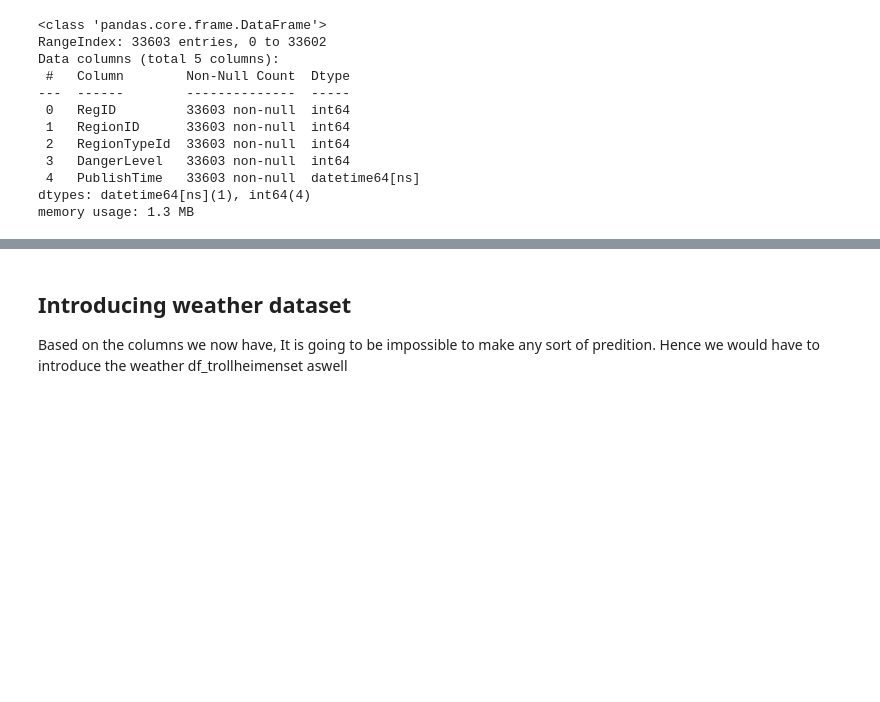
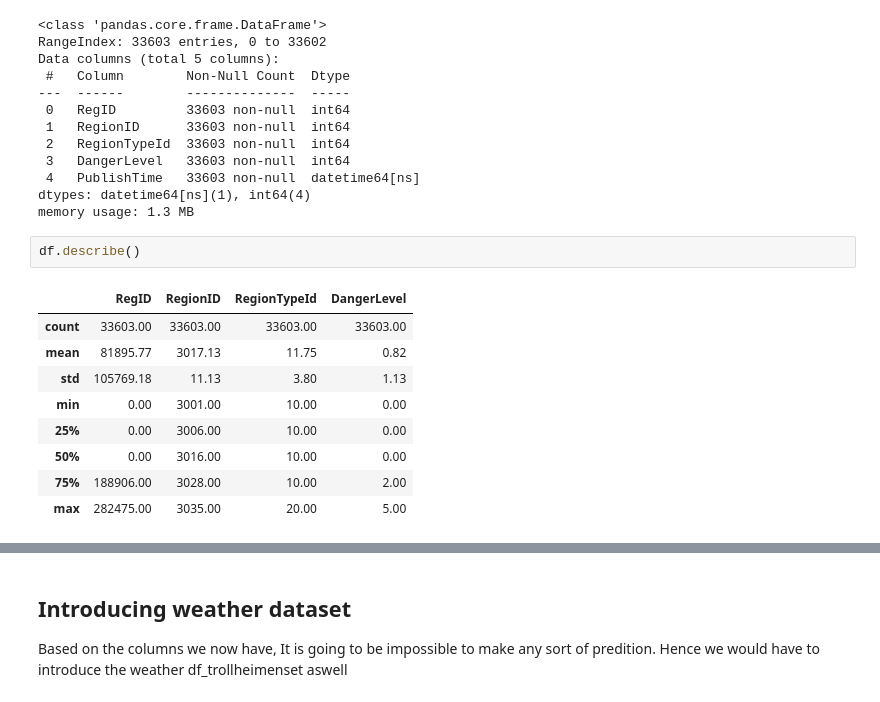
Before and after one commit to VegSja/Boreas, a Jupyter notebook: notebooks/rnn_playground.ipynb, the cells around one changed output, grey strips where cells are left out. Cells and saved outputs as stored; diff of their text form; blank space fills up the shorter version.

```diff
--- a/notebooks/rnn_playground.ipynb
+++ b/notebooks/rnn_playground.ipynb
@@ -96,3 +97,15 @@ Data columns (total 5 columns):
  4   PublishTime   33603 non-null  datetime64[ns]
 dtypes: datetime64[ns](1), int64(4)
 memory usage: 1.3 MB
+# %%
+df.describe()
+# %% [output]
+|  | RegID | RegionID | RegionTypeId | DangerLevel |
+| count | 33603.00 | 33603.00 | 33603.00 | 33603.00 |
+| mean | 81895.77 | 3017.13 | 11.75 | 0.82 |
+| std | 105769.18 | 11.13 | 3.80 | 1.13 |
+| min | 0.00 | 3001.00 | 10.00 | 0.00 |
+| 25% | 0.00 | 3006.00 | 10.00 | 0.00 |
+| 50% | 0.00 | 3016.00 | 10.00 | 0.00 |
+| 75% | 188906.00 | 3028.00 | 10.00 | 2.00 |
+| max | 282475.00 | 3035.00 | 20.00 | 5.00 |
```
Also changed, not shown: parts of 60 cells of this notebook, 5 other files.
